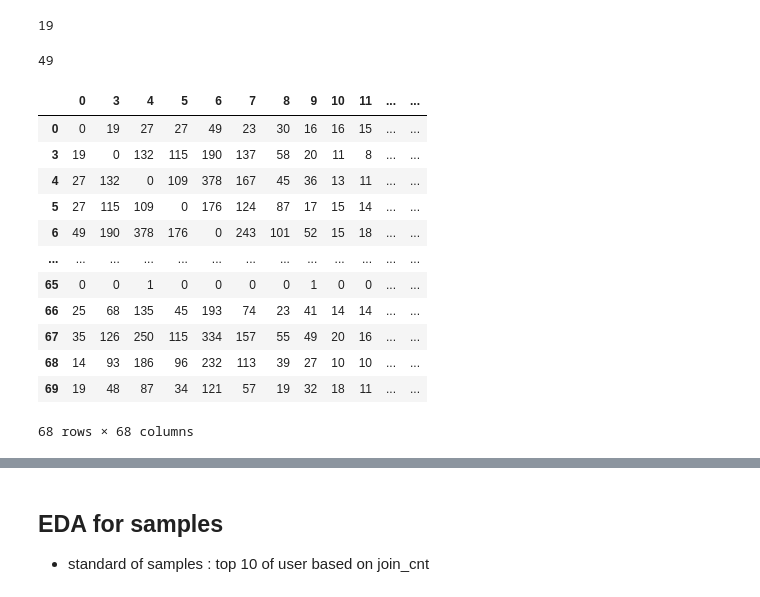
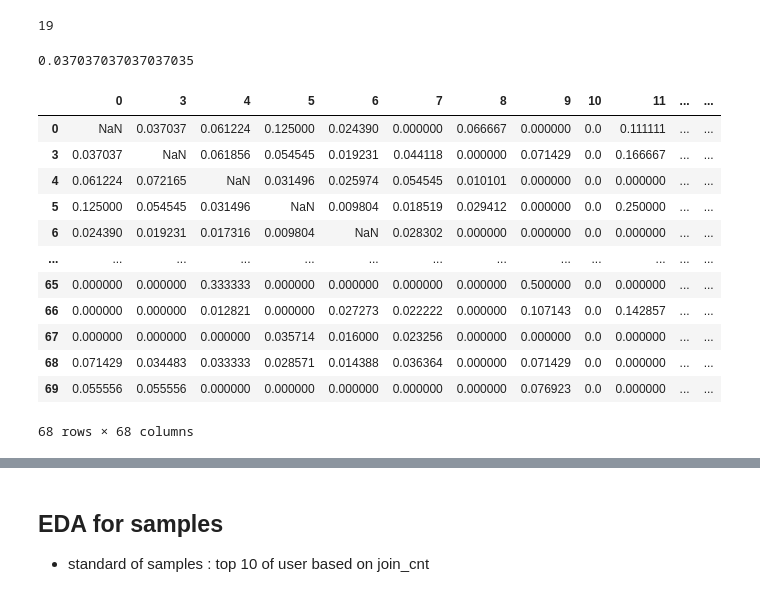
Before and after one commit to csLee94/project_notebook, a Jupyter notebook: collaborative_filtering/notebooks/get_pcc.ipynb, the cells around one changed output, grey strips where cells are left out. Drawn from its saved outputs; the diff is of its cells as text; code cells hidden in the pictures.

```diff
--- a/collaborative_filtering/notebooks/get_pcc.ipynb
+++ b/collaborative_filtering/notebooks/get_pcc.ipynb
@@ -91,13 +91,15 @@ user_id
 17    0.443203
 Name: 51, dtype: float64
 # %%
-fig, axes = plt.subplots(3,3, figsize=(9,9), constrained_layout=True)
+fig, axes = plt.subplots(3,3, figsize=(9,9), sharex=True, sharey=True, constrained_layout=True)
 target = 51
 for index_, idx in enumerate(pcc_matrix[target].sort_values(ascending=False)[1:10].keys()):
     sns.scatterplot(
         ax= axes[index_//3, index_%3],
         data=df_grouped.loc[df_grouped['user_id'].isin([target,idx])].pivot(index='item_id', columns='user_id', values='ratio').dropna(),
         x=target,
-        y=idx
-    )
+        y=idx,
+    ).set(title=idx, ylabel=None, xlabel=None)
+
+fig.suptitle(f"Target is {target}", fontsize=20)
 # %% [output]
@@ -183,31 +186,52 @@ def get_error(target_user:int, check_user:int, data:pd.DataFrame=pcc):
 get_error(0,3)
 # %% [output]
 19
-# %%
-get_error(0,13)
-# %% [output]
-49
+# %%
+# 일치율
+def apply_weight(target_value, check_value):
+    alpha = 0.2
+    if target_value == check_value:
+        return 1
+    elif (check_value > target_value*(1-alpha)) & (check_value < target_value*(1+alpha)):
+        return 1
+    else:
+        return 0
+
+def get_relation_cnt(target_user:int, check_user:int, data:pd.DataFrame=pcc):
+    if target_user == check_user:
+        return None
+    else:
+        data = data.loc[:, [target_user, check_user]].dropna()
+        data = data.drop(data.loc[(data[target_user]==0)&(data[check_user]==0)].index)
+        if len(data) == 0:
+            return 0
+        data['cnt'] = data.apply(lambda row: apply_weight(row[target_user], row[check_user]), axis=1)
+        return data['cnt'].sum() / len(data)
+
+get_relation_cnt(0,3)
+# %% [output]
+0.037037037037037035
 # %%
 dict_res = dict()
 for idx in list(pcc.columns):
     dict_tmp = dict()
     for idx_2 in list(pcc.columns):
-        dict_tmp[idx_2] = get_error(idx, idx_2)
+        dict_tmp[idx_2] = get_relation_cnt(idx, idx_2)
     dict_res[idx] = dict_tmp
 
 df_res = pd.DataFrame(dict_res)
 df_res
 # %% [output]
 |  | 0 | 3 | 4 | 5 | 6 | 7 | 8 | 9 | 10 | 11 | ... | ... |
-| 0 | 0 | 19 | 27 | 27 | 49 | 23 | 30 | 16 | 16 | 15 | ... | ... |
-| 3 | 19 | 0 | 132 | 115 | 190 | 137 | 58 | 20 | 11 | 8 | ... | ... |
-| 4 | 27 | 132 | 0 | 109 | 378 | 167 | 45 | 36 | 13 | 11 | ... | ... |
-| 5 | 27 | 115 | 109 | 0 | 176 | 124 | 87 | 17 | 15 | 14 | ... | ... |
-| 6 | 49 | 190 | 378 | 176 | 0 | 243 | 101 | 52 | 15 | 18 | ... | ... |
+| 0 | NaN | 0.037037 | 0.061224 | 0.125000 | 0.024390 | 0.000000 | 0.066667 | 0.000000 | 0.0 | 0.111111 | ... | ... |
+| 3 | 0.037037 | NaN | 0.061856 | 0.054545 | 0.019231 | 0.044118 | 0.000000 | 0.071429 | 0.0 | 0.166667 | ... | ... |
+| 4 | 0.061224 | 0.072165 | NaN | 0.031496 | 0.025974 | 0.054545 | 0.010101 | 0.000000 | 0.0 | 0.000000 | ... | ... |
+| 5 | 0.125000 | 0.054545 | 0.031496 | NaN | 0.009804 | 0.018519 | 0.029412 | 0.000000 | 0.0 | 0.250000 | ... | ... |
+| 6 | 0.024390 | 0.019231 | 0.017316 | 0.009804 | NaN | 0.028302 | 0.000000 | 0.000000 | 0.0 | 0.000000 | ... | ... |
 | ... | ... | ... | ... | ... | ... | ... | ... | ... | ... | ... | ... | ... |
-| 65 | 0 | 0 | 1 | 0 | 0 | 0 | 0 | 1 | 0 | 0 | ... | ... |
-| 66 | 25 | 68 | 135 | 45 | 193 | 74 | 23 | 41 | 14 | 14 | ... | ... |
-| 67 | 35 | 126 | 250 | 115 | 334 | 157 | 55 | 49 | 20 | 16 | ... | ... |
-| 68 | 14 | 93 | 186 | 96 | 232 | 113 | 39 | 27 | 10 | 10 | ... | ... |
-| 69 | 19 | 48 | 87 | 34 | 121 | 57 | 19 | 32 | 18 | 11 | ... | ... |
+| 65 | 0.000000 | 0.000000 | 0.333333 | 0.000000 | 0.000000 | 0.000000 | 0.000000 | 0.500000 | 0.0 | 0.000000 | ... | ... |
+| 66 | 0.000000 | 0.000000 | 0.012821 | 0.000000 | 0.027273 | 0.022222 | 0.000000 | 0.107143 | 0.0 | 0.142857 | ... | ... |
+| 67 | 0.000000 | 0.000000 | 0.000000 | 0.035714 | 0.016000 | 0.023256 | 0.000000 | 0.000000 | 0.0 | 0.000000 | ... | ... |
+| 68 | 0.071429 | 0.034483 | 0.033333 | 0.028571 | 0.014388 | 0.036364 | 0.000000 | 0.071429 | 0.0 | 0.000000 | ... | ... |
+| 69 | 0.055556 | 0.055556 | 0.000000 | 0.000000 | 0.000000 | 0.000000 | 0.000000 | 0.076923 | 0.0 | 0.000000 | ... | ... |
 68 rows × 68 columns
```
Also changed, not shown: parts of 4 cells of this notebook.
